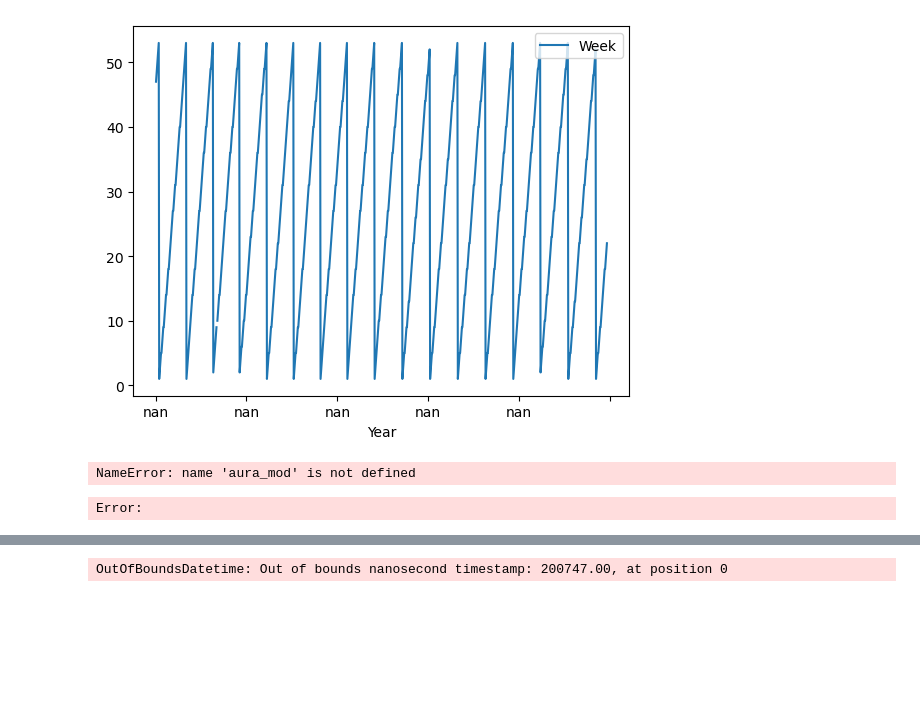
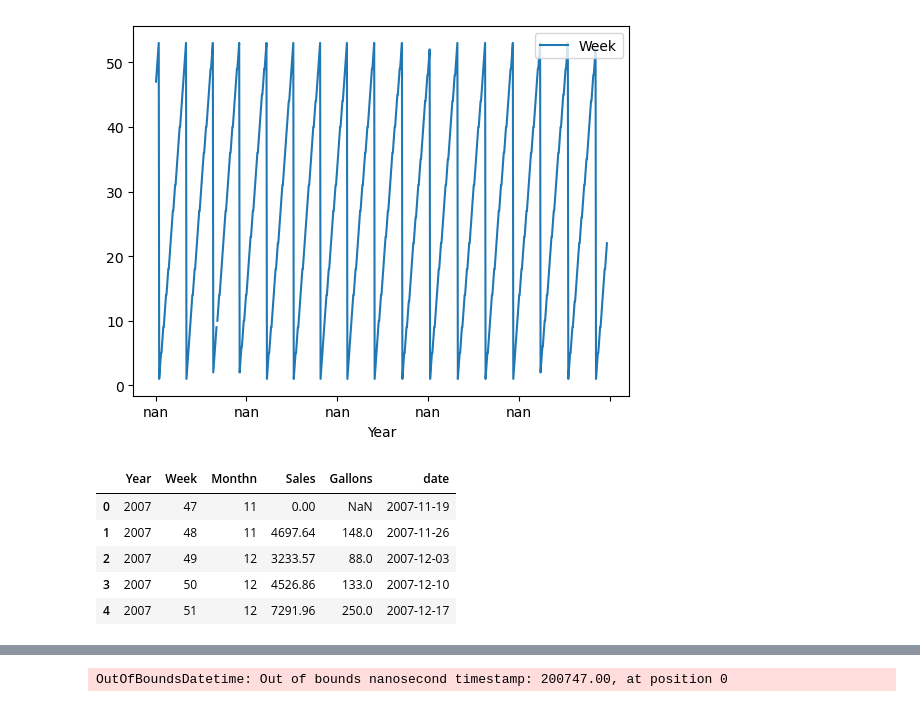
Before and after one commit to srhill12/project-2-group-3, a Jupyter notebook: steven's notebook/Steven's Notebook.ipynb, the cells around one changed output, grey strips where cells are left out. Saved outputs shown, nothing was run; the diff lists cells and outputs as text; code cells hidden in the pictures; blank space fills up the shorter version.

```diff
--- a/steven's notebook/Steven's Notebook.ipynb
+++ b/steven's notebook/Steven's Notebook.ipynb
@@ -168,15 +168,3 @@ all_store_data.plot.line(
 # %% [output]
 <Axes: xlabel='Year'>
 [figure]
-# %%
-aura_data = pd.read_excel(aura_mod)
-# aura_data = aura_data.dropna(axis=1)
-# aura_data_cleaned = aura_data.dropna(subset= ['Item', 'Fine Line'])
-# aura_data_cleaned.head(25)
-aura_data.head()
-# %% [output]
-NameError: name 'aura_mod' is not defined
-# %%
-aura_data.info()
-# %% [output]
-Error:
@@ -190,0 +173,13 @@ warnings.filterwarnings("ignore")
+# %%
+# Import and read file
+store3_path = Path("data/new_renamed_store3_data.csv")
+store3_final_df = pd.read_csv(store3_path)
+
+store3_final_df.head()
+# %% [output]
+|  | Year | Week | Monthn | Sales | Gallons | date |
+| 0 | 2007 | 47 | 11 | 0.00 | NaN | 2007-11-19 |
+| 1 | 2007 | 48 | 11 | 4697.64 | 148.0 | 2007-11-26 |
+| 2 | 2007 | 49 | 12 | 3233.57 | 88.0 | 2007-12-03 |
+| 3 | 2007 | 50 | 12 | 4526.86 | 133.0 | 2007-12-10 |
+| 4 | 2007 | 51 | 12 | 7291.96 | 250.0 | 2007-12-17 |
```
Also changed, not shown: parts of 8 cells of this notebook, 4 other files.
